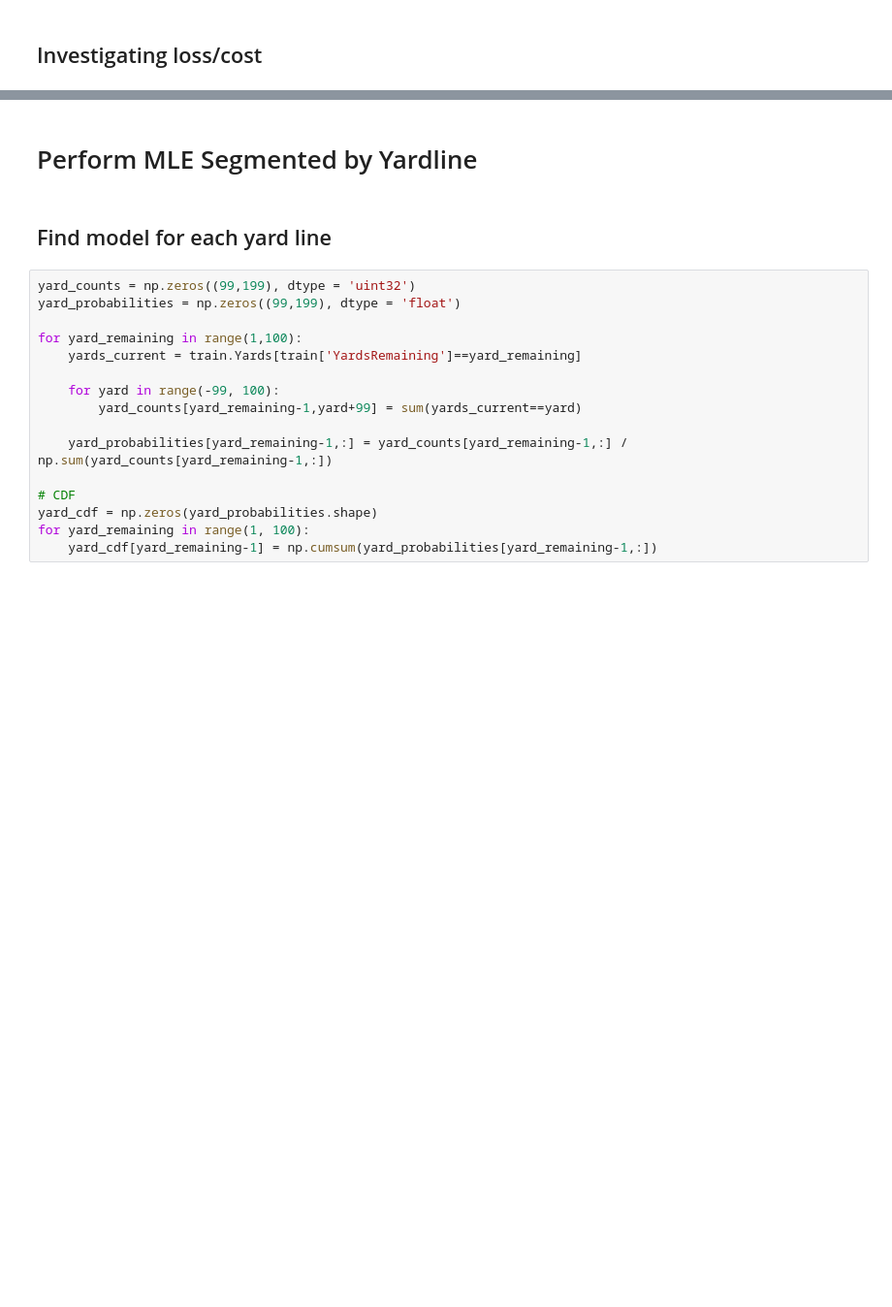
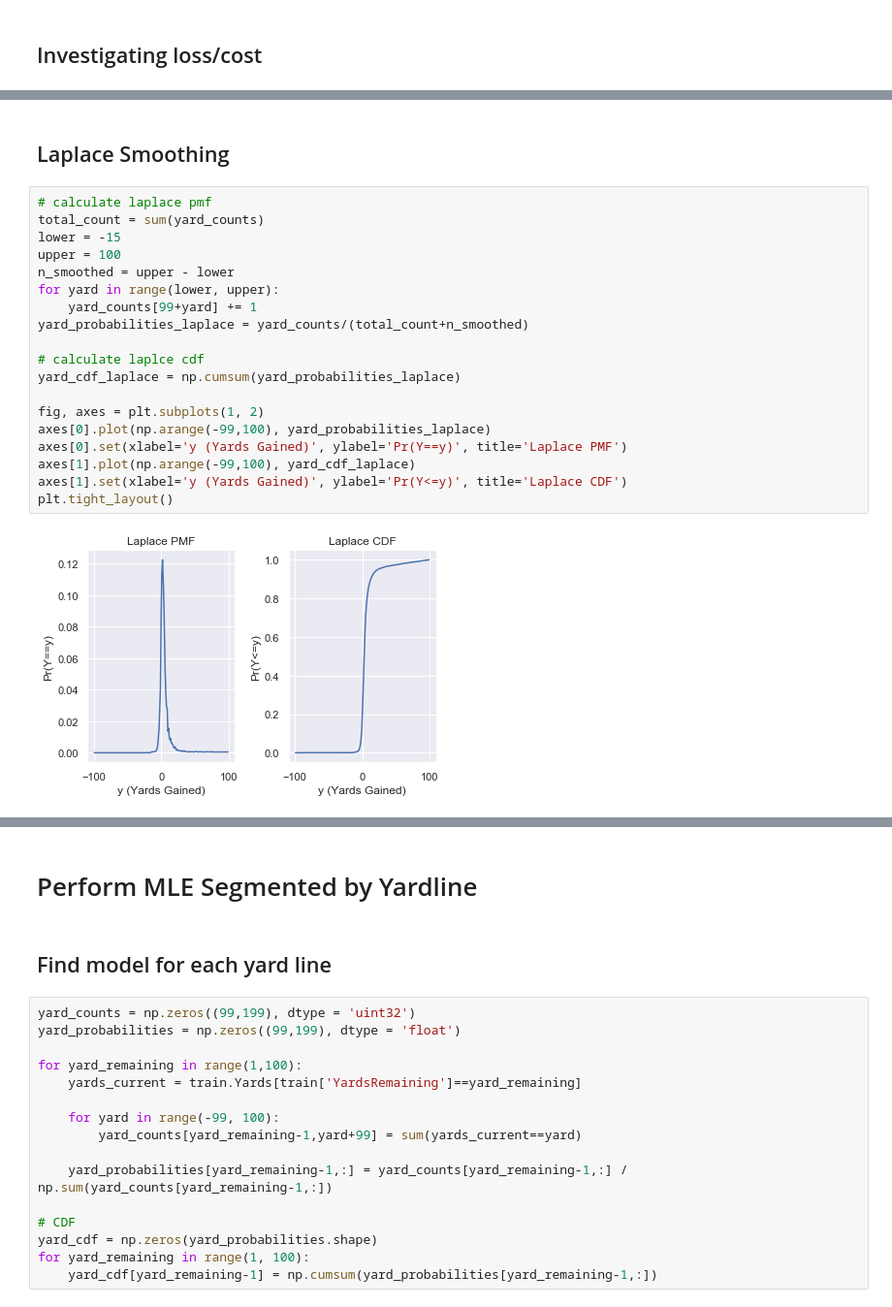
Before and after one commit to traviemcg/cs229nflbigdata, a Jupyter notebook: mle.ipynb, the cells around one changed output, grey strips where cells are left out. Shown: that part at 97% size. Saved outputs shown, nothing was run; the diff lists cells and outputs as text; blank space fills up the shorter version.

```diff
--- a/mle.ipynb
+++ b/mle.ipynb
@@ -325,0 +411,23 @@ sorted(((v,k) for k,v in cost.items()), reverse=True)
+# %% [markdown]
+## Laplace Smoothing
+# %%
+# calculate laplace pmf
+total_count = sum(yard_counts)
+lower = -15
+upper = 100
+n_smoothed = upper - lower
+for yard in range(lower, upper):
+    yard_counts[99+yard] += 1
+yard_probabilities_laplace = yard_counts/(total_count+n_smoothed)
+
+# calculate laplce cdf
+yard_cdf_laplace = np.cumsum(yard_probabilities_laplace)
+
+fig, axes = plt.subplots(1, 2)
+axes[0].plot(np.arange(-99,100), yard_probabilities_laplace)
+axes[0].set(xlabel='y (Yards Gained)', ylabel='Pr(Y==y)', title='Laplace PMF')
+axes[1].plot(np.arange(-99,100), yard_cdf_laplace)
+axes[1].set(xlabel='y (Yards Gained)', ylabel='Pr(Y<=y)', title='Laplace CDF')
+plt.tight_layout()
+# %% [output]
+[figure, added]
```
Also changed, not shown: parts of 21 cells of this notebook.
